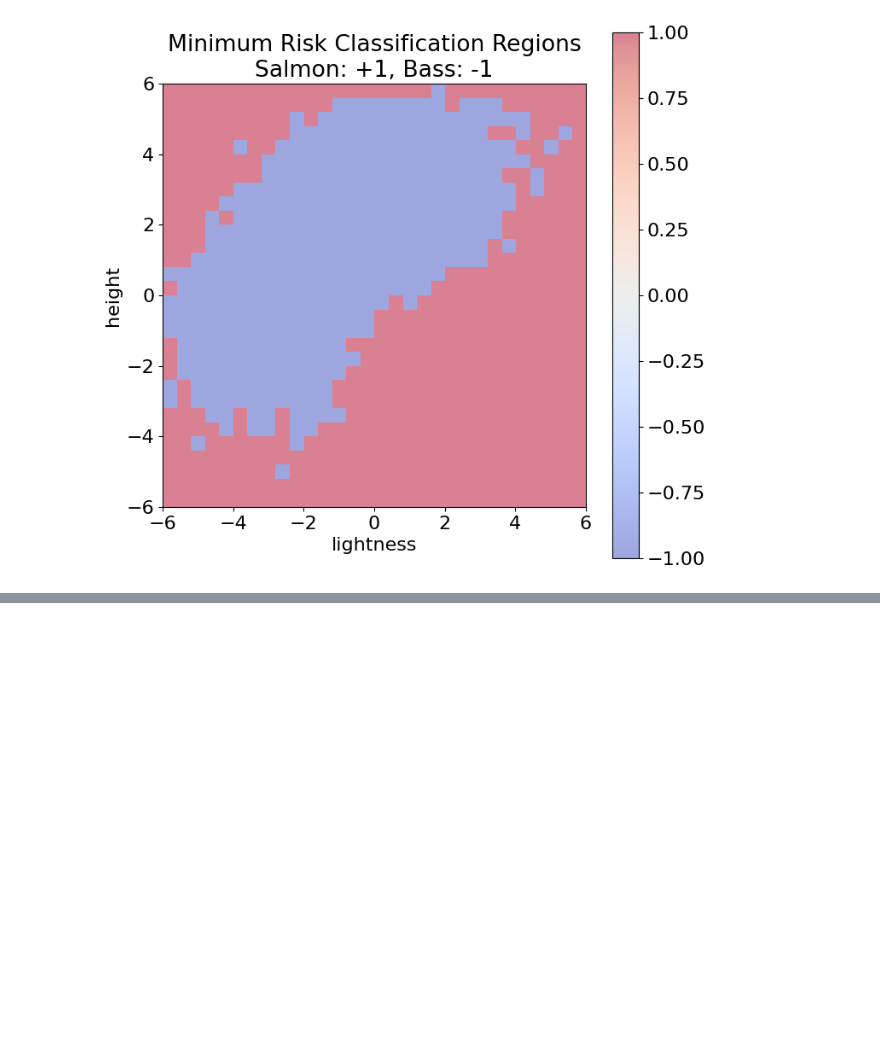
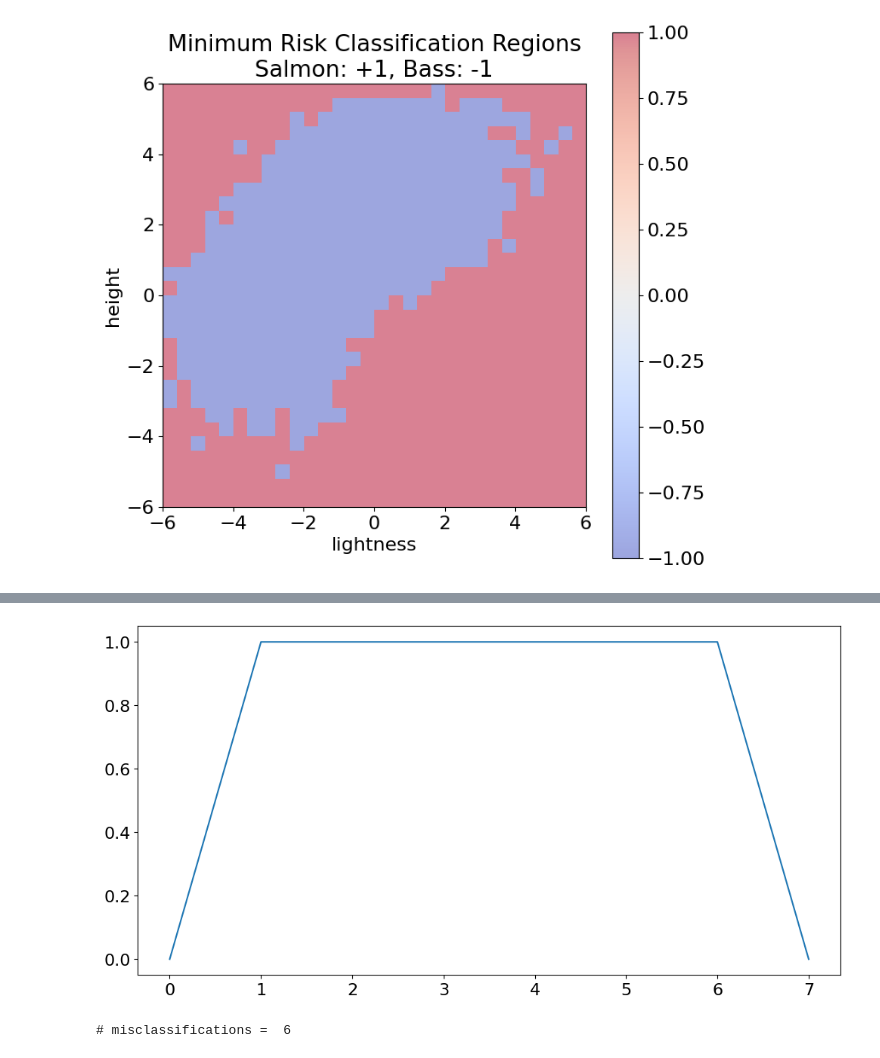
Before and after one commit to JayIke/machine-learning, a Jupyter notebook: hw5/hw5_python.ipynb, the cells around one changed output, grey strips where cells are left out. Saved outputs shown, nothing was run; the diff lists cells and outputs as text; code cells hidden in the pictures; blank space fills up the shorter version.

```diff
--- a/hw5/hw5_python.ipynb
+++ b/hw5/hw5_python.ipynb
@@ -416,0 +455,27 @@ Total misclassifications =  2
+# %%
+#x = np.concatenate((class1_images,class2_images),axis=(0))
+# Mean image - average across all images in both classes
+mu = np.mean(class_combined_demeaned, axis=(0))
+
+# Standard deviation across all images
+sigma = np.std(x,axis=(0))
+
+
+
+# Template sum of mean and standard deviation = threshold
+template = mu+std
+
+# change the line below
+class1_estimate = np.less(np.mean(x,axis=(0)),np.mean(template))
+
+
+plt.plot(class1_estimate)
+
+plt.show()
+
+misclass = np.sum(class1_estimate != class1_labels)
+
+print("# misclassifications = ",misclass)
+# %% [output]
+[figure, added]
+# misclassifications =  6
```
Also changed, not shown: parts of 11 cells of this notebook.
